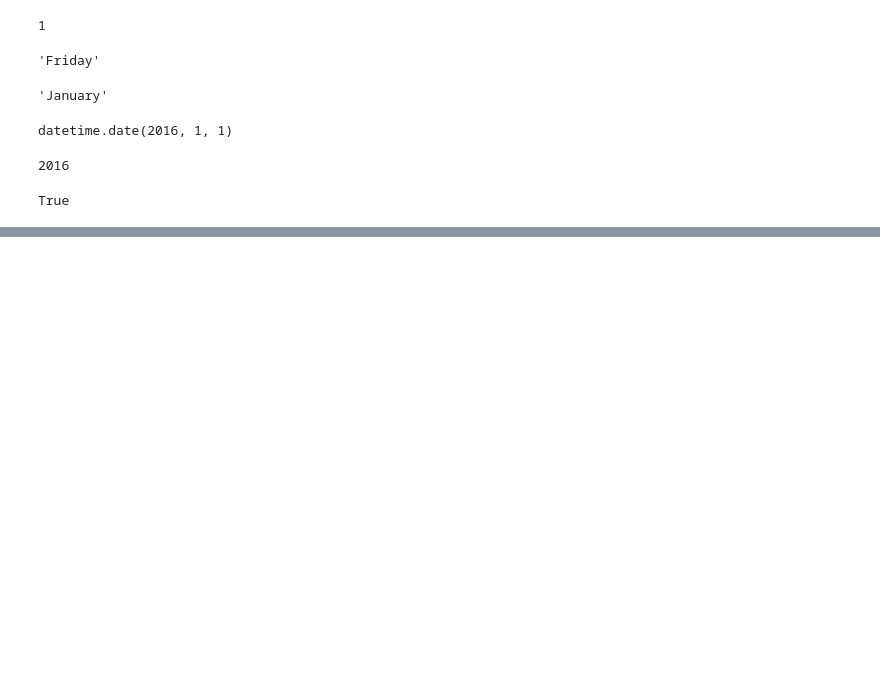
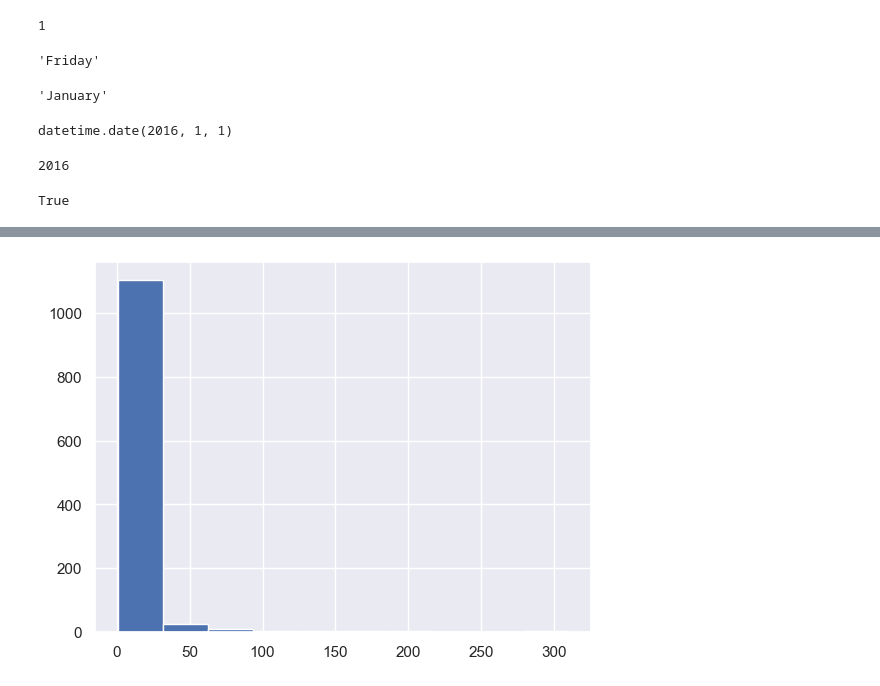
Before and after one commit to HemaGarima/Machine-Learning, a Jupyter notebook: Uber_data_analysis.ipynb, the cells around one changed output, grey strips where cells are left out. Cells and saved outputs as stored; diff of their text form; code cells hidden in the pictures; blank space fills up the shorter version.

```diff
--- a/Uber_data_analysis.ipynb
+++ b/Uber_data_analysis.ipynb
@@ -374,0 +447,5 @@ True
+# %%
+plt.hist(data['MILES'])
+plt.show()
+# %% [output]
+[figure, added]
```
Also changed, not shown: parts of 40 cells of this notebook, 1 other file.
